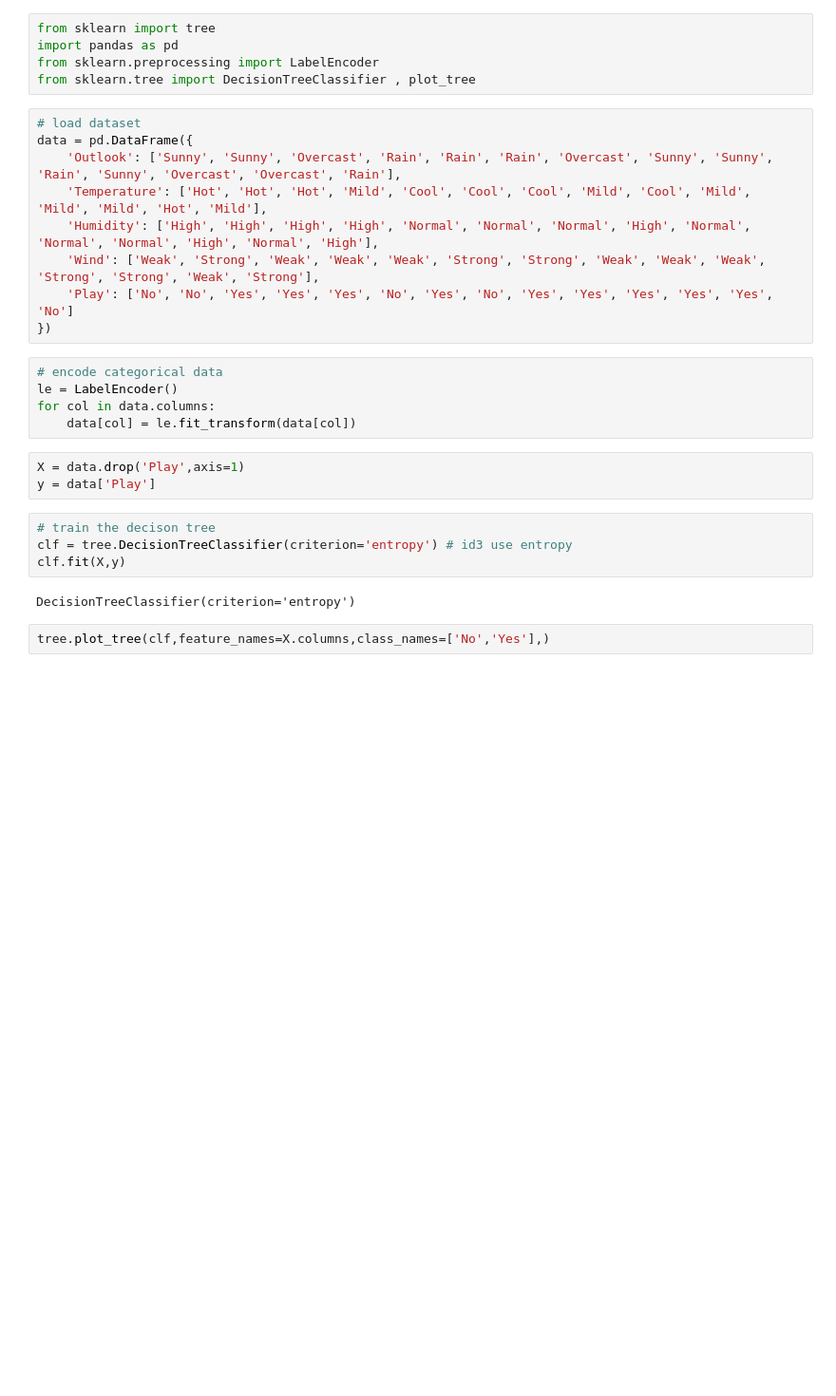
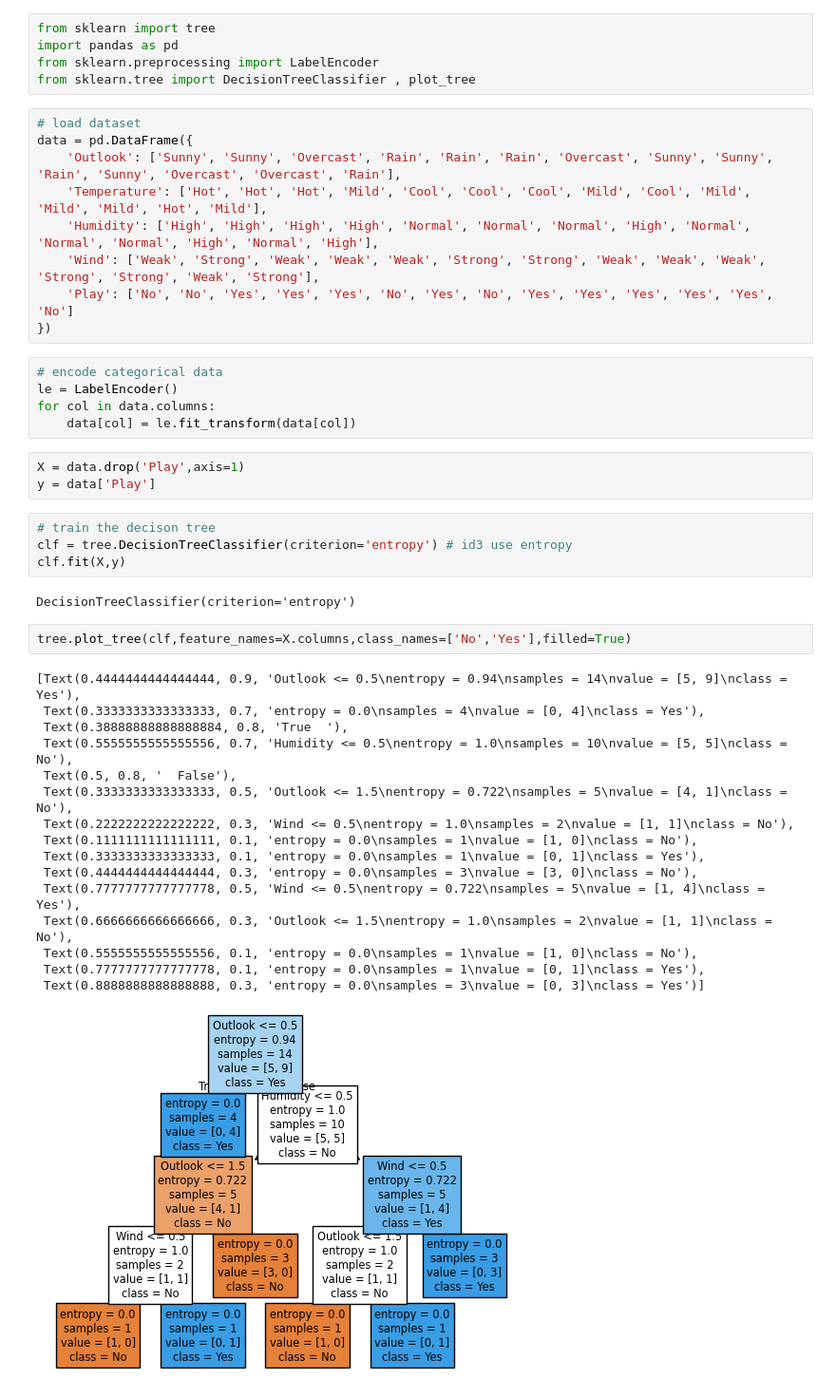
Before and after one commit to Pankaj-Str/Complete-Python-Mastery, a Jupyter notebook: 00 Lecture/CWPC01/ML/13 Jan 2025 - Decision Tree ID3 Algorithm/ID3 Algorithm.ipynb, the cells around one changed output. Shown at 95% size. Cells and saved outputs as stored; diff of their text form; blank space fills up the shorter version.

```diff
--- a/00 Lecture/CWPC01/ML/13 Jan 2025 - Decision Tree ID3 Algorithm/ID3 Algorithm.ipynb
+++ b/00 Lecture/CWPC01/ML/13 Jan 2025 - Decision Tree ID3 Algorithm/ID3 Algorithm.ipynb
@@ -27,4 +27,21 @@ clf.fit(X,y)
 # %% [output]
 DecisionTreeClassifier(criterion='entropy')
 # %%
-tree.plot_tree(clf,feature_names=X.columns,class_names=['No','Yes'],)
+tree.plot_tree(clf,feature_names=X.columns,class_names=['No','Yes'],filled=True)
+# %% [output]
+[Text(0.4444444444444444, 0.9, 'Outlook <= 0.5\nentropy = 0.94\nsamples = 14\nvalue = [5, 9]\nclass = Yes'),
+ Text(0.3333333333333333, 0.7, 'entropy = 0.0\nsamples = 4\nvalue = [0, 4]\nclass = Yes'),
+ Text(0.38888888888888884, 0.8, 'True  '),
+ Text(0.5555555555555556, 0.7, 'Humidity <= 0.5\nentropy = 1.0\nsamples = 10\nvalue = [5, 5]\nclass = No'),
+ Text(0.5, 0.8, '  False'),
+ Text(0.3333333333333333, 0.5, 'Outlook <= 1.5\nentropy = 0.722\nsamples = 5\nvalue = [4, 1]\nclass = No'),
+ Text(0.2222222222222222, 0.3, 'Wind <= 0.5\nentropy = 1.0\nsamples = 2\nvalue = [1, 1]\nclass = No'),
+ Text(0.1111111111111111, 0.1, 'entropy = 0.0\nsamples = 1\nvalue = [1, 0]\nclass = No'),
+ Text(0.3333333333333333, 0.1, 'entropy = 0.0\nsamples = 1\nvalue = [0, 1]\nclass = Yes'),
+ Text(0.4444444444444444, 0.3, 'entropy = 0.0\nsamples = 3\nvalue = [3, 0]\nclass = No'),
+ Text(0.7777777777777778, 0.5, 'Wind <= 0.5\nentropy = 0.722\nsamples = 5\nvalue = [1, 4]\nclass = Yes'),
+ Text(0.6666666666666666, 0.3, 'Outlook <= 1.5\nentropy = 1.0\nsamples = 2\nvalue = [1, 1]\nclass = No'),
+ Text(0.5555555555555556, 0.1, 'entropy = 0.0\nsamples = 1\nvalue = [1, 0]\nclass = No'),
+ Text(0.7777777777777778, 0.1, 'entropy = 0.0\nsamples = 1\nvalue = [0, 1]\nclass = Yes'),
+ Text(0.8888888888888888, 0.3, 'entropy = 0.0\nsamples = 3\nvalue = [0, 3]\nclass = Yes')]
+[figure, added]
```
